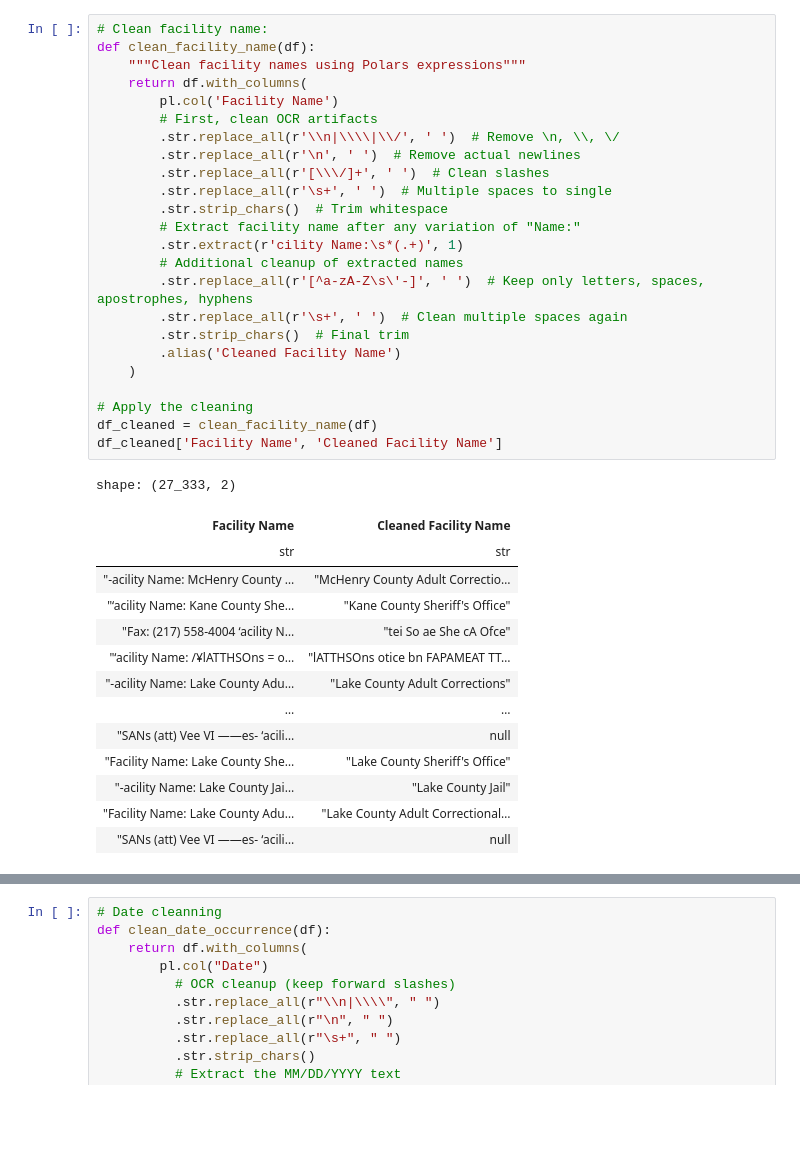
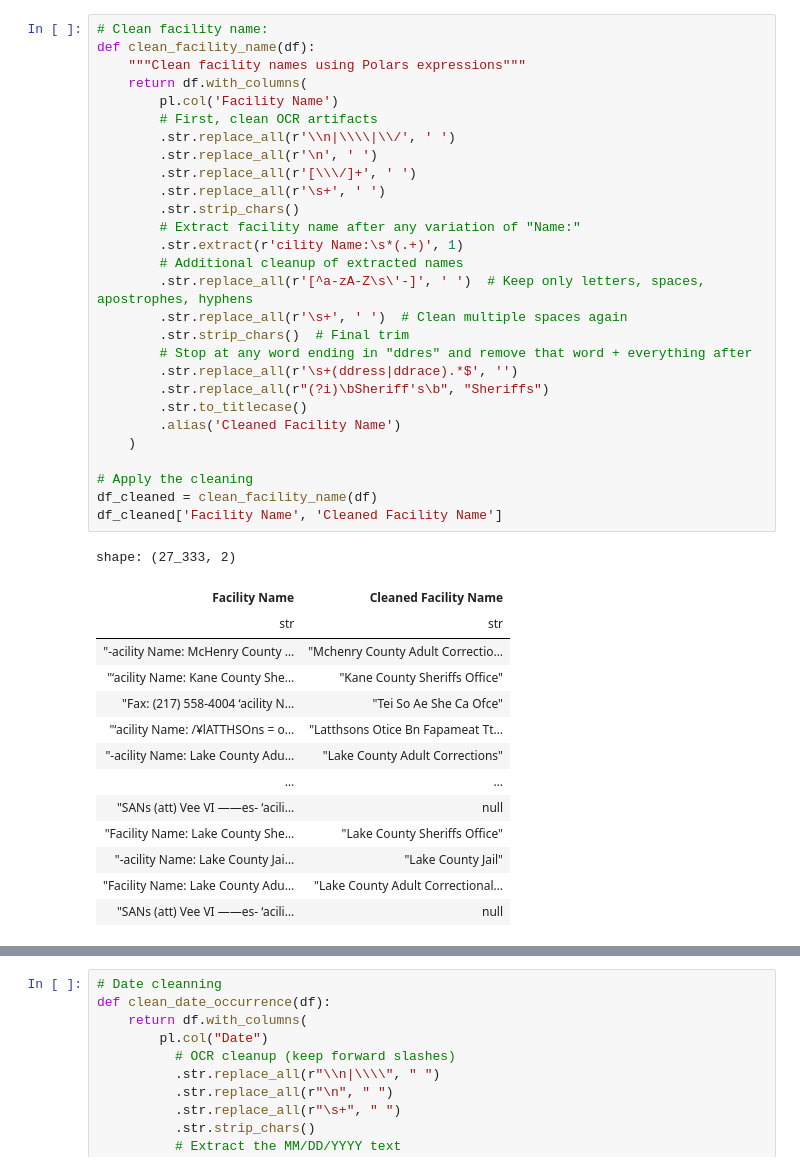
Before and after one commit to mansueto-institute/jail-events, a Jupyter notebook: src/jail-events/notebooks/extraction_report.ipynb, the cells around one changed output, grey strips where cells are left out. Drawn from its saved outputs; the diff is of its cells as text; blank space fills up the shorter version.

```diff
--- a/src/jail-events/notebooks/extraction_report.ipynb
+++ b/src/jail-events/notebooks/extraction_report.ipynb
@@ -48,39 +101,43 @@ shape: (3, 21)
 # %%
 # Clean facility name:
 def clean_facility_name(df):
     """Clean facility names using Polars expressions"""
     return df.with_columns(
         pl.col('Facility Name')
         # First, clean OCR artifacts
-        .str.replace_all(r'\\n|\\\\|\\/', ' ')  # Remove \n, \\, \/
-        .str.replace_all(r'\n', ' ')  # Remove actual newlines
-        .str.replace_all(r'[\\\/]+', ' ')  # Clean slashes
-        .str.replace_all(r'\s+', ' ')  # Multiple spaces to single
-        .str.strip_chars()  # Trim whitespace
+        .str.replace_all(r'\\n|\\\\|\\/', ' ')
+        .str.replace_all(r'\n', ' ')
+        .str.replace_all(r'[\\\/]+', ' ')
+        .str.replace_all(r'\s+', ' ')
+        .str.strip_chars()
         # Extract facility name after any variation of "Name:"
         .str.extract(r'cility Name:\s*(.+)', 1)
         # Additional cleanup of extracted names
         .str.replace_all(r'[^a-zA-Z\s\'-]', ' ')  # Keep only letters, spaces, apostrophes, hyphens
         .str.replace_all(r'\s+', ' ')  # Clean multiple spaces again
         .str.strip_chars()  # Final trim
+        # Stop at any word ending in "ddres" and remove that word + everything after
+        .str.replace_all(r'\s+(ddress|ddrace).*$', '')
+        .str.replace_all(r"(?i)\bSheriff's\b", "Sheriffs")
+        .str.to_titlecase()
         .alias('Cleaned Facility Name')
     )
 
 # Apply the cleaning
 df_cleaned = clean_facility_name(df)
 df_cleaned['Facility Name', 'Cleaned Facility Name']
 # %% [output]
 shape: (27_333, 2)
 | Facility Name | Cleaned Facility Name |
 | str | str |
-| "-acility Name: McHenry County … | "McHenry County Adult Correctio… |
-| "‘acility Name: Kane County She… | "Kane County Sheriff's Office" |
-| "Fax: (217) 558-4004 ‘acility N… | "tei So ae She cA Ofce" |
-| "‘acility Name: /¥lATTHSOns = o… | "lATTHSOns otice bn FAPAMEAT TT… |
+| "-acility Name: McHenry County … | "Mchenry County Adult Correctio… |
+| "‘acility Name: Kane County She… | "Kane County Sheriffs Office" |
+| "Fax: (217) 558-4004 ‘acility N… | "Tei So Ae She Ca Ofce" |
+| "‘acility Name: /¥lATTHSOns = o… | "Latthsons Otice Bn Fapameat Tt… |
 | "-acility Name: Lake County Adu… | "Lake County Adult Corrections" |
 | … | … |
 | "SANs (att) Vee VI ——es- ‘acili… | null |
-| "Facility Name: Lake County She… | "Lake County Sheriff's Office" |
+| "Facility Name: Lake County She… | "Lake County Sheriffs Office" |
 | "-acility Name: Lake County Jai… | "Lake County Jail" |
 | "Facility Name: Lake County Adu… | "Lake County Adult Correctional… |
 | "SANs (att) Vee VI ——es- ‘acili… | null |
```
Also changed, not shown: parts of 16 cells of this notebook.
